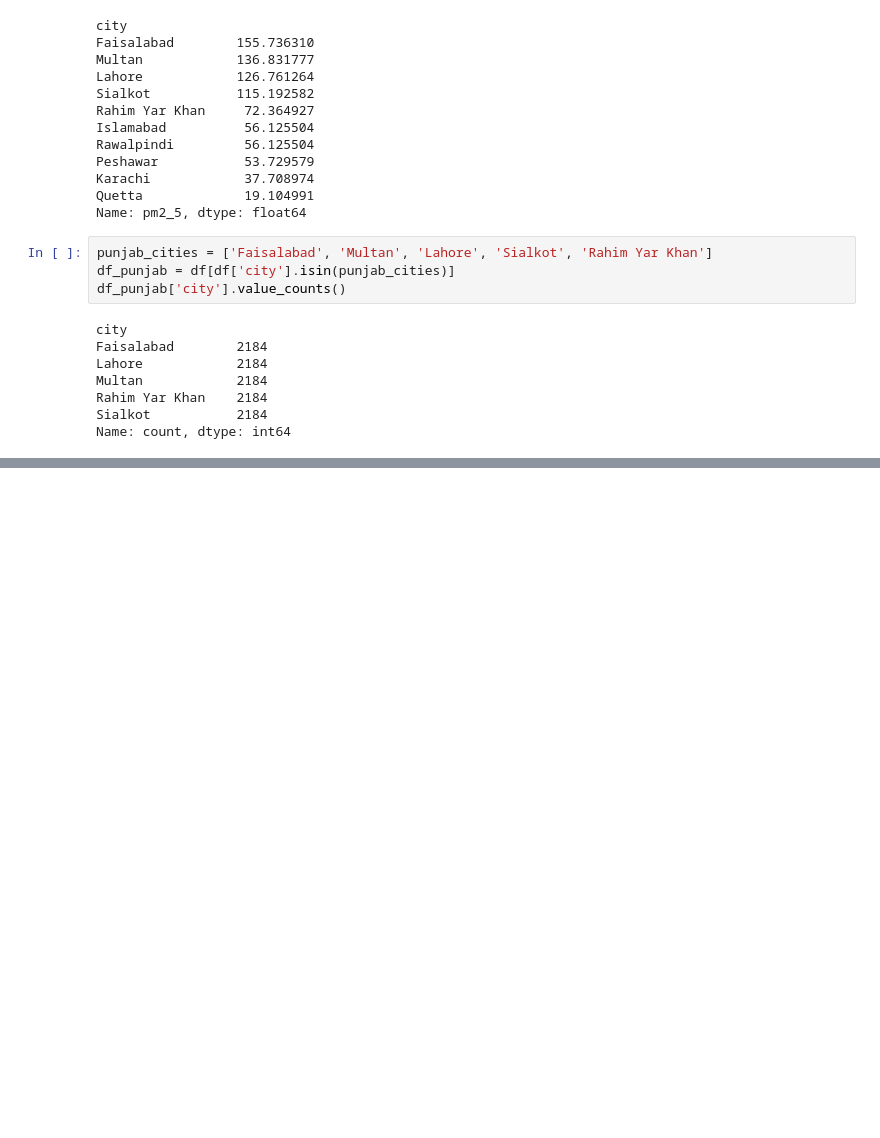
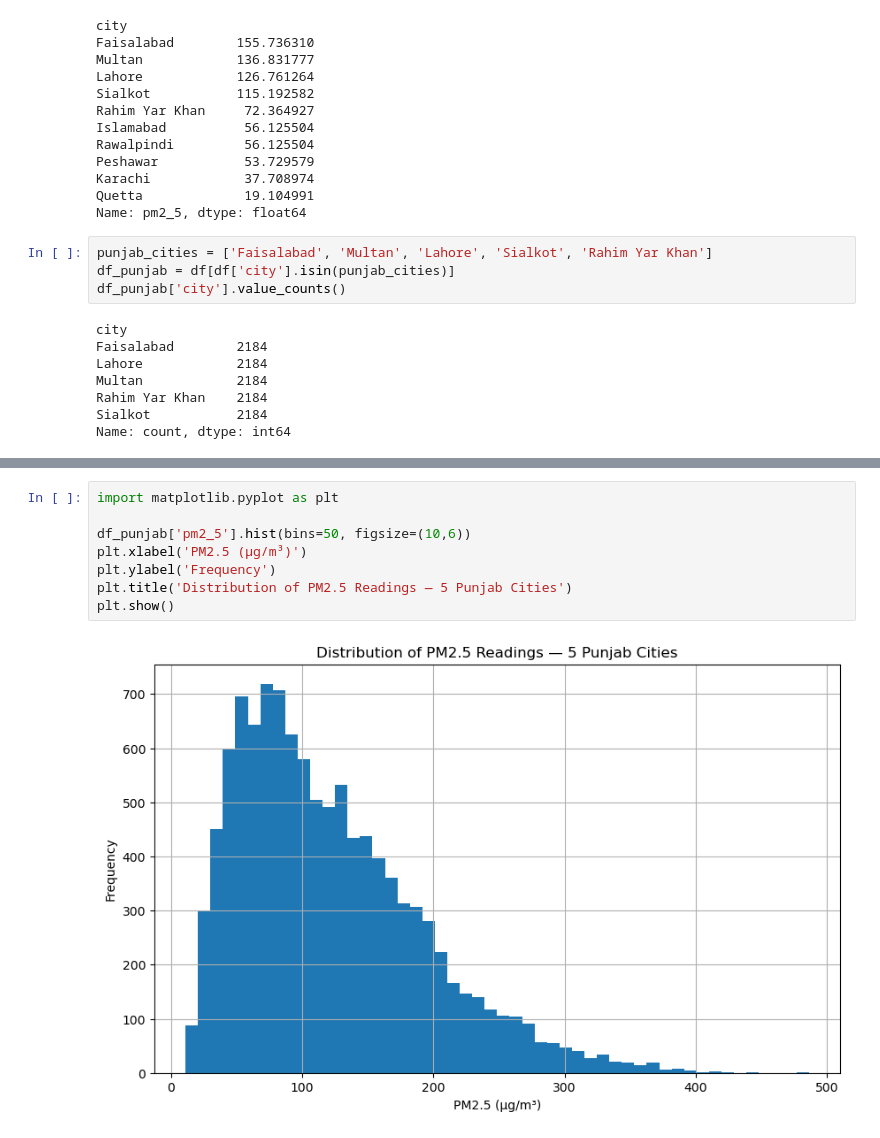
Before and after one commit to zenab-s/lahore-smog-prediction, a Jupyter notebook: notebooks/01_data_exploration.ipynb, the cells around one changed output, grey strips where cells are left out. Saved outputs shown, nothing was run; the diff lists cells and outputs as text; blank space fills up the shorter version.

```diff
--- a/notebooks/01_data_exploration.ipynb
+++ b/notebooks/01_data_exploration.ipynb
@@ -161,0 +174,10 @@ Name: count, dtype: int64
+# %%
+import matplotlib.pyplot as plt
+
+df_punjab['pm2_5'].hist(bins=50, figsize=(10,6))
+plt.xlabel('PM2.5 (µg/m³)')
+plt.ylabel('Frequency')
+plt.title('Distribution of PM2.5 Readings — 5 Punjab Cities')
+plt.show()
+# %% [output]
+[figure, added]
```
Also changed, not shown: parts of 5 cells of this notebook.
